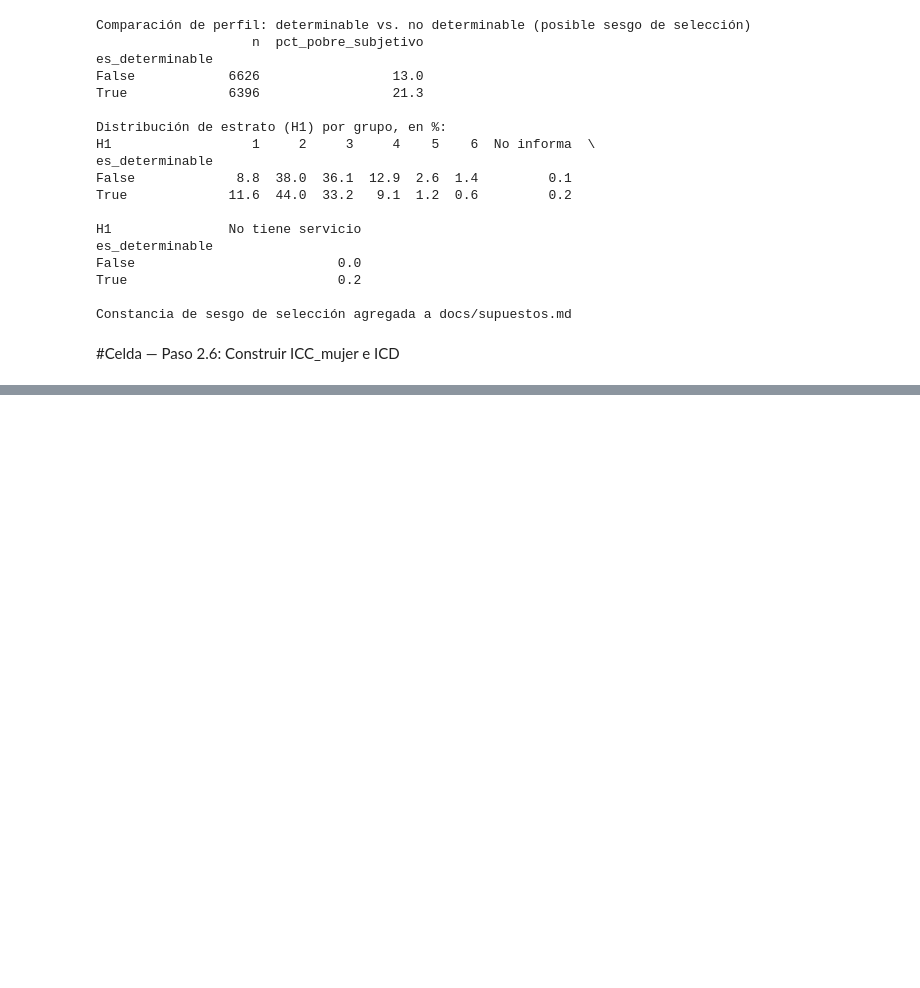
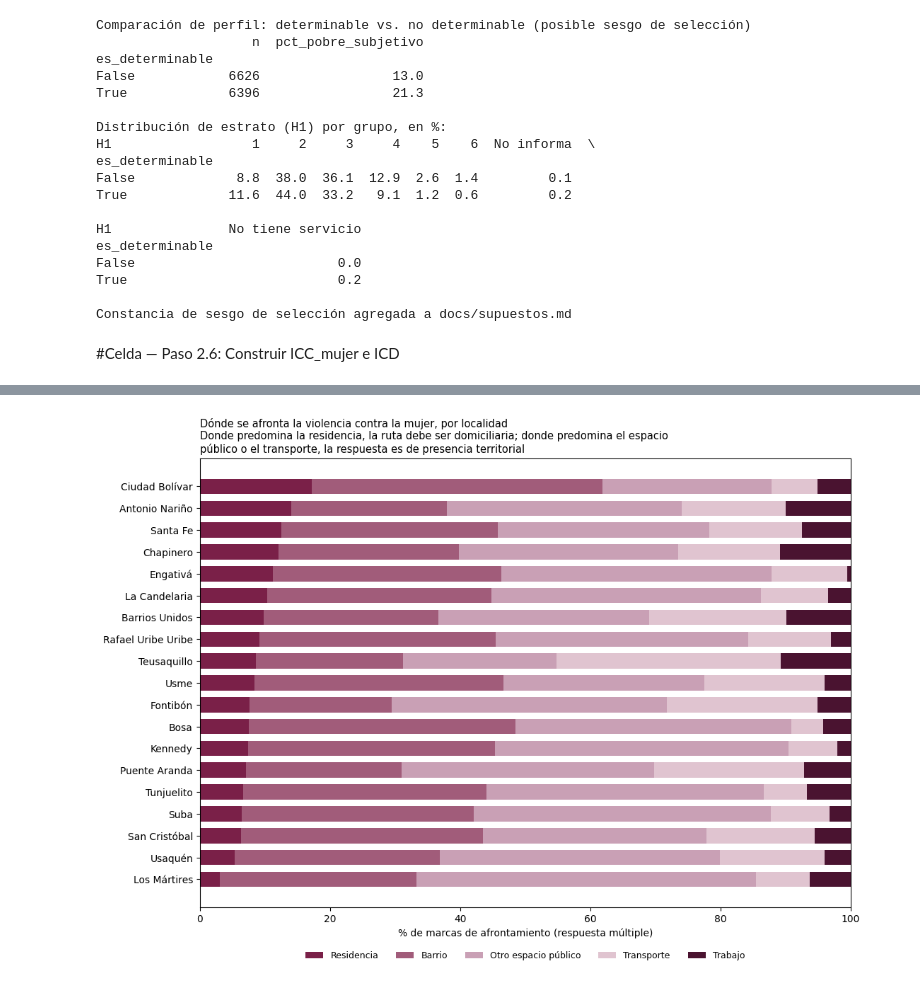
Before and after one commit to AnaTuPatrona/DataJamDistrital_Bogota2026, a Jupyter notebook: scripts/notebooks/02_indices.ipynb, the cells around one changed output, grey strips where cells are left out. Saved outputs shown, nothing was run; the diff lists cells and outputs as text; code cells hidden in the pictures; blank space fills up the shorter version.

```diff
--- a/scripts/notebooks/02_indices.ipynb
+++ b/scripts/notebooks/02_indices.ipynb
@@ -580,0 +1291,8 @@ plt.show()
+# %%
+espacios_por_bloque = {prefijo: espacios_afrontamiento(df, prefijo) for prefijo in prefijos_404}
+
+for prefijo, espacios in espacios_por_bloque.items():
+    total = sum(v["marcas_crudas"] for v in espacios.values())
+    print(f"\n{prefijo} ({prefijos_404[prefijo]}) — total marcas: {total}")
+    for nombre, v in espacios.items():
+        print(f"  {nombre:22} {v['marcas_crudas']:5} ({v['marcas_crudas']/total*100:5.1f}%)")
@@ -580,0 +1375,35 @@ plt.show()
+# %%
+fig, ax = plt.subplots(figsize=(11, 8))
+
+colores_espacio = {
+    "Residencia": "#7a2048",
+    "Barrio": "#a15c7a",
+    "Otro espacio público": "#c9a0b5",
+    "Transporte": "#e0c4d0",
+    "Trabajo": "#4a1330",
+}
+
+y_pos = np.arange(len(espacios_M_localidad_sorted))
+izquierda = np.zeros(len(espacios_M_localidad_sorted))
+
+for col in cols_espacio:
+    valores = espacios_M_localidad_sorted[f"{col}_pct"].values
+    ax.barh(y_pos, valores, left=izquierda, height=0.7, label=col, color=colores_espacio[col])
+    izquierda += valores
+
+ax.set_yticks(y_pos)
+ax.set_yticklabels(espacios_M_localidad_sorted["nombre_oficial"])
+ax.set_xlabel("% de marcas de afrontamiento (respuesta múltiple)")
+ax.set_xlim(0, 100)
+ax.set_title(
+    "Dónde se afronta la violencia contra la mujer, por localidad\n"
+    "Donde predomina la residencia, la ruta debe ser domiciliaria; donde predomina el espacio\n"
+    "público o el transporte, la respuesta es de presencia territorial",
+    fontsize=10.5, loc="left"
+)
+ax.legend(loc="upper center", bbox_to_anchor=(0.5, -0.08), ncol=5, frameon=False, fontsize=9)
+plt.tight_layout()
+plt.savefig("../../outputs/tableau/grafico2_espacio_afrontamiento_M.png", dpi=200, bbox_inches="tight")
+plt.show()
+# %% [output]
+[figure, added]
```
Also changed, not shown: parts of 38 cells of this notebook, 3 other files.
